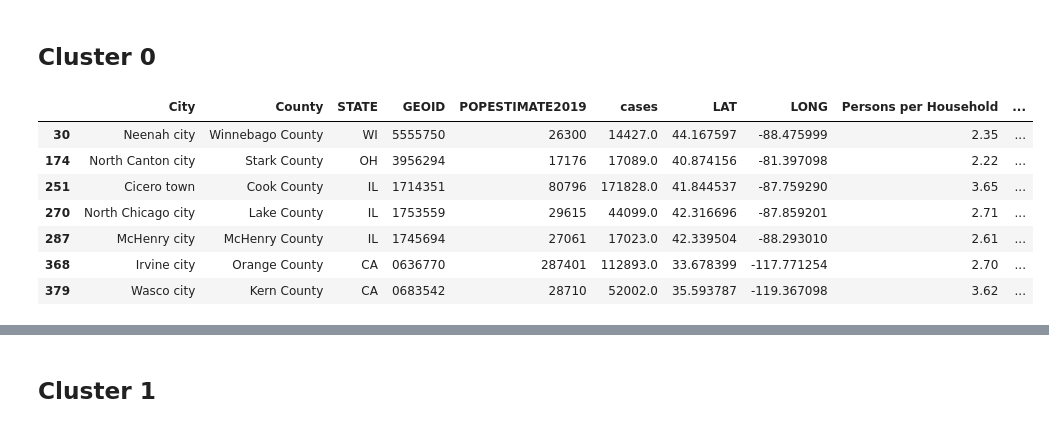
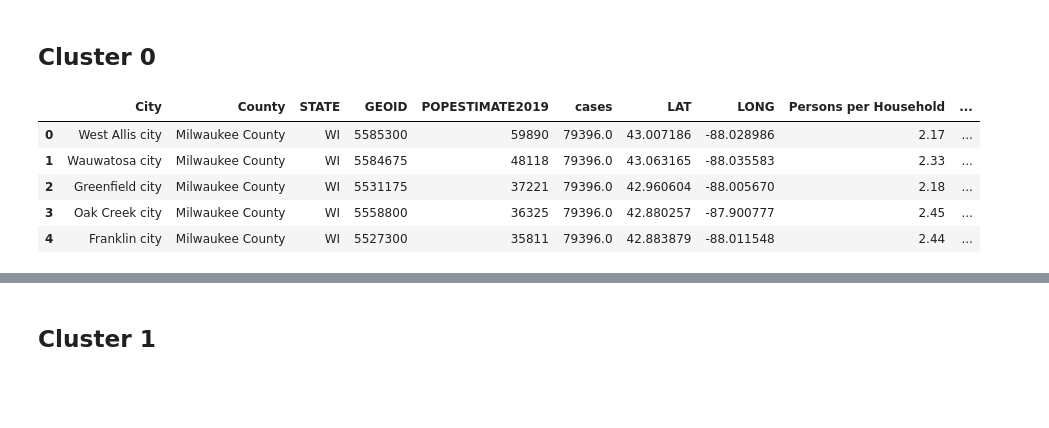
Before and after one commit to Marina-Y1/COVID-19-Spread-Rates-to-Large-Cities-Popular-Venues-Correlation-Study, a Jupyter notebook: US cities and counties/county_covid19_data.ipynb, the cells around one changed output, grey strips where cells are left out. Drawn from its saved outputs; the diff is of its cells as text; code cells hidden in the pictures; blank space fills up the shorter version.

```diff
--- a/US cities and counties/county_covid19_data.ipynb
+++ b/US cities and counties/county_covid19_data.ipynb
@@ -351,9 +349,9 @@ map_US
 # Four Square Credentials
 
 
-CLIENT_ID= 'C3F0T21YZ5CIOP2OTOQJB0ZGBVVOWWT1UZKF3KPE1ISNEMGG'
+CLIENT_ID= #Client Id Number
 
-CLIENT_SECRET= 'B0H1KRQVEGTXNQW2CJUAZMYCNWVW2PHICNWEAVIKIVHWPSVZ'
+CLIENT_SECRET= # Client Secret Number
 
 VERSION = '20180605' # Foursquare API version
 LIMIT = 550 # A default Foursquare API limit
@@ -621,7 +637,7 @@ plt.show()
 # %%
 
 # set number of clusters
-kclusters = 14
+kclusters = 3
 
 
 
@@ -740 +728,4 @@ df_merged['Cluster Labels'].value_counts()
 Name: Cluster Labels, dtype: int64
+# %%
+df_merged['Persons per Household']= df_merged['Persons per Household'].astype(float)
+df_merged.dtypes
@@ -743,13 +755,12 @@ Name: Cluster Labels, dtype: int64
 # %% [markdown]
 ## Cluster 0
 # %%
-df_merged.loc[df_merged['Cluster Labels'] == 0]
+cluster_0= df_merged.loc[df_merged['Cluster Labels'] == 0]
+cluster_0.head()
 # %% [output]
 |  | City | County | STATE | GEOID | POPESTIMATE2019 | cases | LAT | LONG | Persons per Household | ... |
-| 30 | Neenah city | Winnebago County | WI | 5555750 | 26300 | 14427.0 | 44.167597 | -88.475999 | 2.35 | ... |
-| 174 | North Canton city | Stark County | OH | 3956294 | 17176 | 17089.0 | 40.874156 | -81.397098 | 2.22 | ... |
-| 251 | Cicero town | Cook County | IL | 1714351 | 80796 | 171828.0 | 41.844537 | -87.759290 | 3.65 | ... |
-| 270 | North Chicago city | Lake County | IL | 1753559 | 29615 | 44099.0 | 42.316696 | -87.859201 | 2.71 | ... |
-| 287 | McHenry city | McHenry County | IL | 1745694 | 27061 | 17023.0 | 42.339504 | -88.293010 | 2.61 | ... |
-| 368 | Irvine city | Orange County | CA | 0636770 | 287401 | 112893.0 | 33.678399 | -117.771254 | 2.70 | ... |
-| 379 | Wasco city | Kern County | CA | 0683542 | 28710 | 52002.0 | 35.593787 | -119.367098 | 3.62 | ... |
+| 0 | West Allis city | Milwaukee County | WI | 5585300 | 59890 | 79396.0 | 43.007186 | -88.028986 | 2.17 | ... |
+| 1 | Wauwatosa city | Milwaukee County | WI | 5584675 | 48118 | 79396.0 | 43.063165 | -88.035583 | 2.33 | ... |
+| 2 | Greenfield city | Milwaukee County | WI | 5531175 | 37221 | 79396.0 | 42.960604 | -88.005670 | 2.18 | ... |
+| 3 | Oak Creek city | Milwaukee County | WI | 5558800 | 36325 | 79396.0 | 42.880257 | -87.900777 | 2.45 | ... |
+| 4 | Franklin city | Milwaukee County | WI | 5527300 | 35811 | 79396.0 | 42.883879 | -88.011548 | 2.44 | ... |
```
Also changed, not shown: parts of 58 cells of this notebook.
